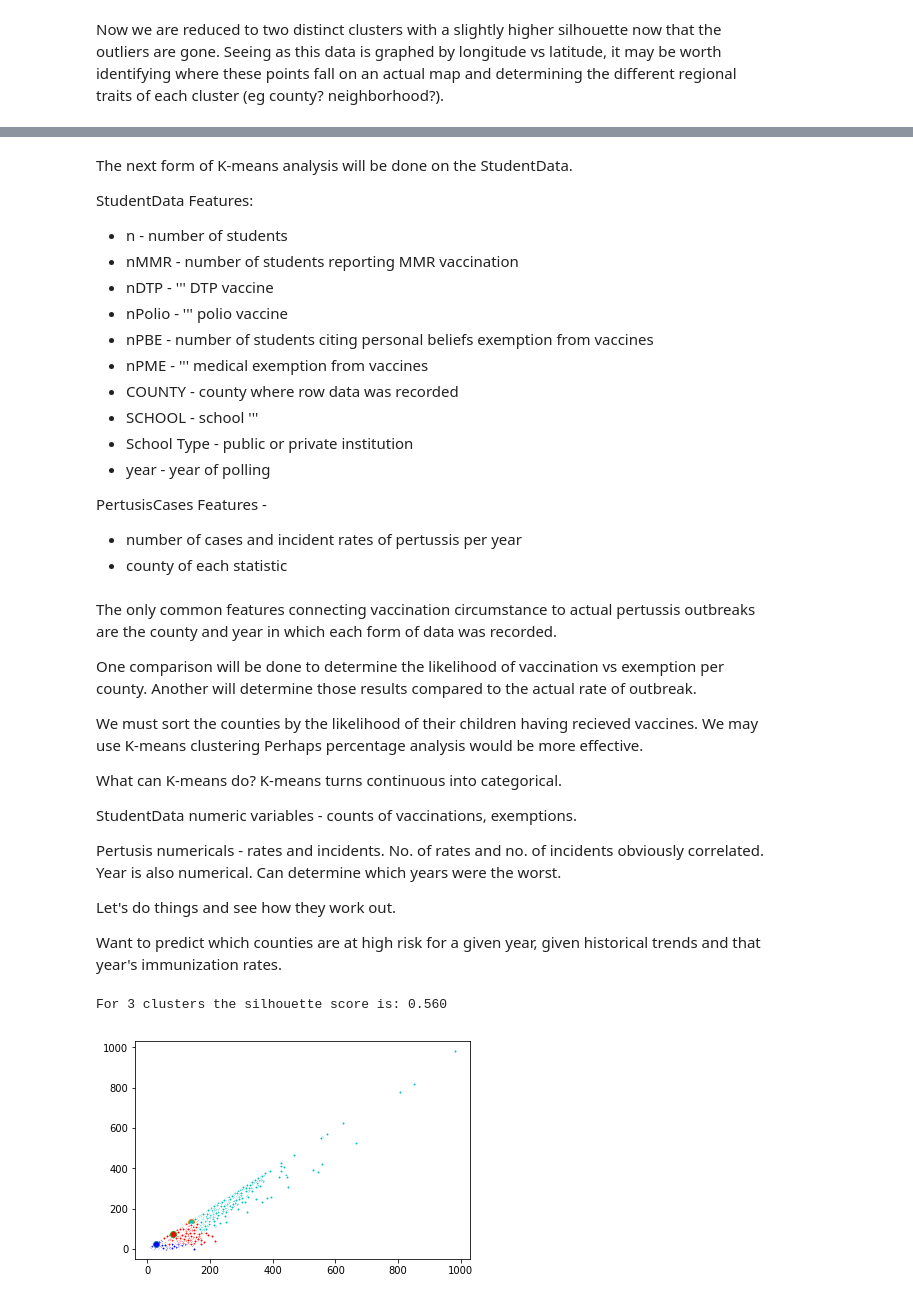
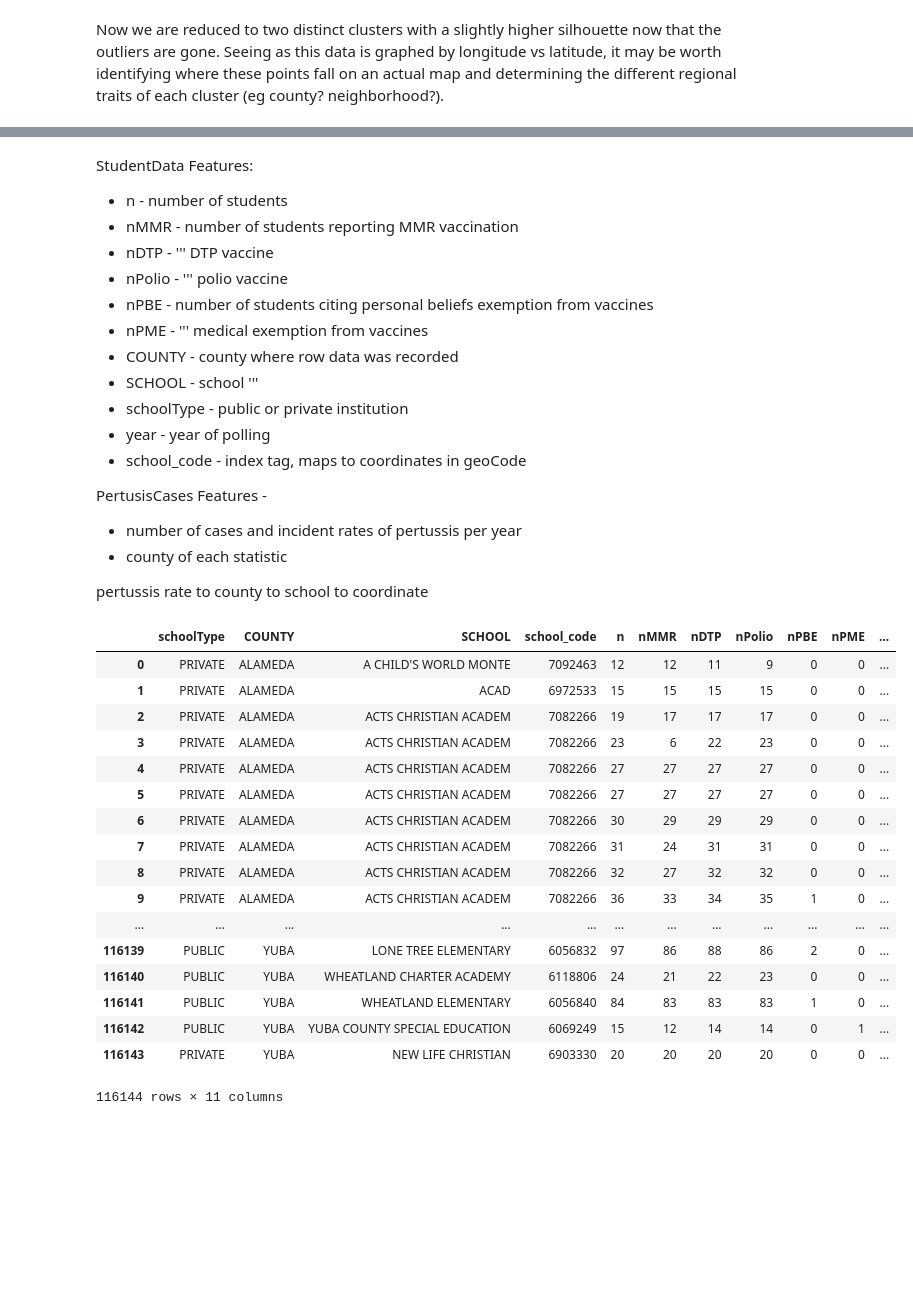
Before and after one commit to ahmedyoussef22/DS_FinalProject, a Jupyter notebook: K-Means.ipynb, the cells around one changed output, grey strips where cells are left out. Saved outputs shown, nothing was run; the diff lists cells and outputs as text; code cells hidden in the pictures; blank space fills up the shorter version.

Commit message:
more analysis
Abandoned k-means analysis of the StudentData.
Now attempting to map vaccination rates to geographical location.

```diff
--- a/K-Means.ipynb
+++ b/K-Means.ipynb
@@ -84,6 +93,4 @@ Now we are reduced to two distinct clusters with a slightly higher silhouette no
 # %% [markdown]
-The next form of K-means analysis will be done on the StudentData.
-
 StudentData Features:
 - n - number of students
 - nMMR - number of students reporting MMR vaccination
@@ -93,55 +100,36 @@ StudentData Features:
 - nPME - ''' medical exemption from vaccines
 - COUNTY - county where row data was recorded
 - SCHOOL - school '''
-- School Type - public or private institution
+- schoolType - public or private institution
 - year - year of polling
+- school_code - index tag, maps to coordinates in geoCode
 
 PertusisCases Features -
 - number of cases and incident rates of pertussis per year
 - county of each statistic
+
+pertussis rate to county to school to coordinate
-# %% [markdown]
-The only common features connecting vaccination circumstance to actual pertussis outbreaks are the county and year in which each form of data was recorded.
-
-One comparison will be done to determine the likelihood of vaccination vs exemption per county. Another will determine those results compared to the actual rate of outbreak.
-
-We must sort the counties by the likelihood of their children having recieved vaccines. We may use K-means clustering
-Perhaps percentage analysis would be more effective.
-
-What can K-means do? K-means turns continuous into categorical.
-
-StudentData numeric variables - counts of vaccinations, exemptions.
-
-Pertusis numericals - rates and incidents. No. of rates and no. of incidents obviously correlated. Year is also numerical. Can determine which years were the worst.
-
-Let's do things and see how they work out.
-
-Want to predict which counties are at high risk for a given year, given historical trends and that year's immunization rates.
-# %%
-student = pd.read_csv("StudentData.csv", encoding = 'latin1')
-#student.columns
-student.drop(['schoolType', 'COUNTY', 'SCHOOL', 'school_code'],inplace=True,axis=1)
-
-# convert geo dataframe to np array so it plays nice with scikit
-dat_data = student.values
-n_clusters = 3
-
-km = KMeans(n_clusters)
-result = km.fit_predict(dat_data)
-
-centroids = km.cluster_centers_ #get the center points of each cluster
-dat_label = pairwise_distances_argmin(dat_data, centroids)
-colors = ['b', 'c', 'r'] #colors for our three clusters
-
-silhouette_avg = silhouette_score(dat_data, result)
-print("For", n_clusters, "clusters the silhouette score is: {:0.3f}".format(silhouette_avg))
-
-for k, col in zip(range(n_clusters), colors):
-    mems = dat_label == k
-    cent = centroids[k]
-    plt.plot(dat_data[mems, 0], dat_data[mems,1], 'w', markerfacecolor=col, marker='.')
-    plt.plot(cent[0], cent[1], 'o', markerfacecolor=col, markersize=6)
-
-plt.show()
-# %% [output]
-For 3 clusters the silhouette score is: 0.560
-[figure, removed]
+# %%
+# read in StudentData dataset
+student = pd.read_csv("StudentData.csv", encoding = 'latin1')
+
+student
+# %% [output]
+|  | schoolType | COUNTY | SCHOOL | school_code | n | nMMR | nDTP | nPolio | nPBE | nPME | ... |
+| 0 | PRIVATE | ALAMEDA | A CHILD'S WORLD MONTE | 7092463 | 12 | 12 | 11 | 9 | 0 | 0 | ... |
+| 1 | PRIVATE | ALAMEDA | ACAD | 6972533 | 15 | 15 | 15 | 15 | 0 | 0 | ... |
+| 2 | PRIVATE | ALAMEDA | ACTS CHRISTIAN ACADEM | 7082266 | 19 | 17 | 17 | 17 | 0 | 0 | ... |
+| 3 | PRIVATE | ALAMEDA | ACTS CHRISTIAN ACADEM | 7082266 | 23 | 6 | 22 | 23 | 0 | 0 | ... |
+| 4 | PRIVATE | ALAMEDA | ACTS CHRISTIAN ACADEM | 7082266 | 27 | 27 | 27 | 27 | 0 | 0 | ... |
+| 5 | PRIVATE | ALAMEDA | ACTS CHRISTIAN ACADEM | 7082266 | 27 | 27 | 27 | 27 | 0 | 0 | ... |
+| 6 | PRIVATE | ALAMEDA | ACTS CHRISTIAN ACADEM | 7082266 | 30 | 29 | 29 | 29 | 0 | 0 | ... |
+| 7 | PRIVATE | ALAMEDA | ACTS CHRISTIAN ACADEM | 7082266 | 31 | 24 | 31 | 31 | 0 | 0 | ... |
+| 8 | PRIVATE | ALAMEDA | ACTS CHRISTIAN ACADEM | 7082266 | 32 | 27 | 32 | 32 | 0 | 0 | ... |
+| 9 | PRIVATE | ALAMEDA | ACTS CHRISTIAN ACADEM | 7082266 | 36 | 33 | 34 | 35 | 1 | 0 | ... |
+| ... | ... | ... | ... | ... | ... | ... | ... | ... | ... | ... | ... |
+| 116139 | PUBLIC | YUBA | LONE TREE ELEMENTARY | 6056832 | 97 | 86 | 88 | 86 | 2 | 0 | ... |
+| 116140 | PUBLIC | YUBA | WHEATLAND CHARTER ACADEMY | 6118806 | 24 | 21 | 22 | 23 | 0 | 0 | ... |
+| 116141 | PUBLIC | YUBA | WHEATLAND ELEMENTARY | 6056840 | 84 | 83 | 83 | 83 | 1 | 0 | ... |
+| 116142 | PUBLIC | YUBA | YUBA COUNTY SPECIAL EDUCATION | 6069249 | 15 | 12 | 14 | 14 | 0 | 1 | ... |
+| 116143 | PRIVATE | YUBA | NEW LIFE CHRISTIAN | 6903330 | 20 | 20 | 20 | 20 | 0 | 0 | ... |
+116144 rows × 11 columns
```
Also changed, not shown: parts of 12 cells of this notebook.
